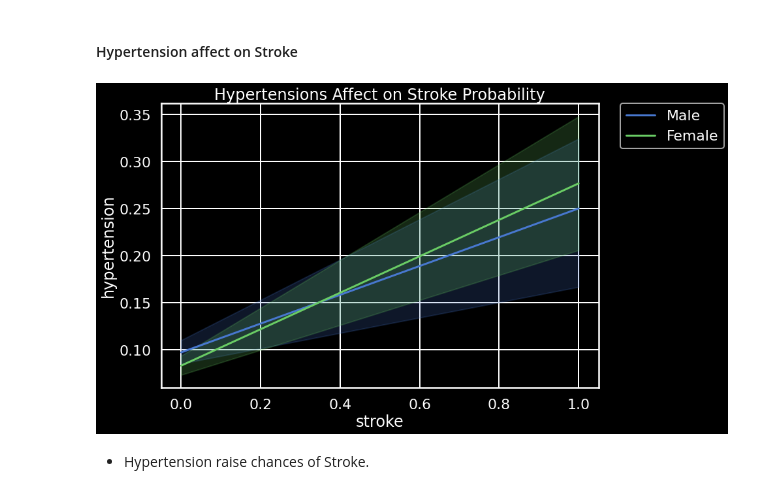
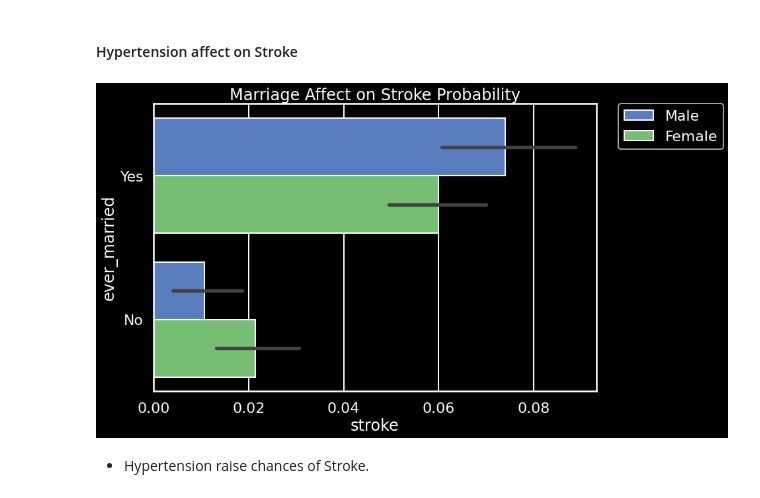
Before and after one commit to Bschreff/Heath-Care-Predictions, a Jupyter notebook: Stroke.ipynb, the cells around one changed output. Drawn from its saved outputs; the diff is of its cells as text; code cells hidden in the pictures.

```diff
--- a/Stroke.ipynb
+++ b/Stroke.ipynb
@@ -268,3 +274,5 @@ df[df['gender'] == 'Other']
 # %% [output]
 |  | gender | age | hypertension | heart_disease | ever_married | work_type | Residence_type | ... |
 | id |  |  |  |  |  |  |  | ... |
+# %%
+df = df[df.work_type != 'Never_worked']
@@ -420,12 +434,12 @@ plt.legend(bbox_to_anchor=(1.05, 1), loc='upper left', borderaxespad=0);
 #### Hypertension affect on Stroke
 # %%
 plt.figure(figsize=(12,8))
-sns.lineplot(data = df, x='stroke',y='hypertension', hue = 'gender').set(title='Hypertensions Affect on Stroke Probability')
+sns.barplot(data = df, x='stroke',y='ever_married', hue = 'gender').set(title='Marriage Affect on Stroke Probability')
 sns.set_context('poster')
 plt.style.use(['dark_background', 'seaborn-muted'])
 plt.legend(bbox_to_anchor=(1.05, 1), loc='upper left', borderaxespad=0);
 # %% [output]
-[figure, old version]
+[figure, new version]
 # %% [markdown]
   - Hypertension raise chances of Stroke.
 # %% [markdown]
```
Also changed, not shown: parts of 72 cells of this notebook.
